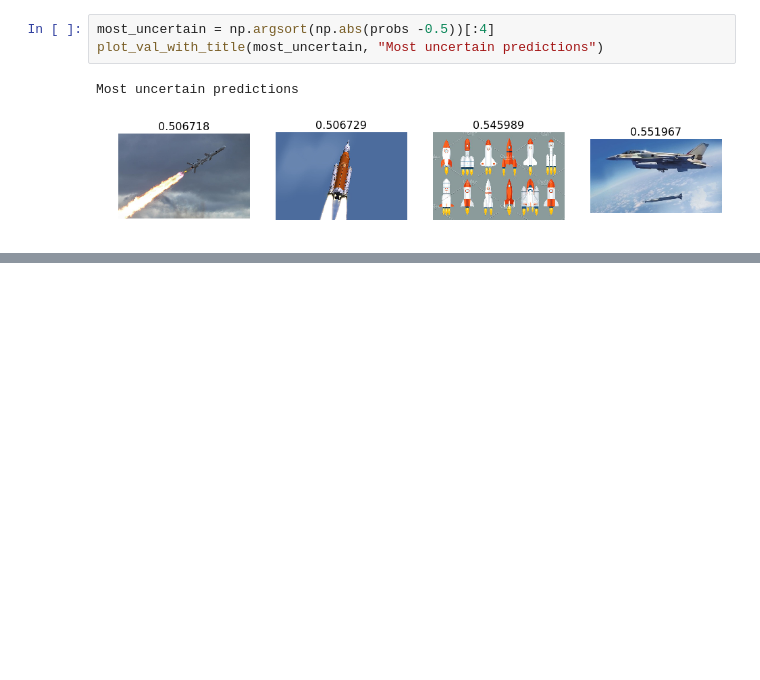
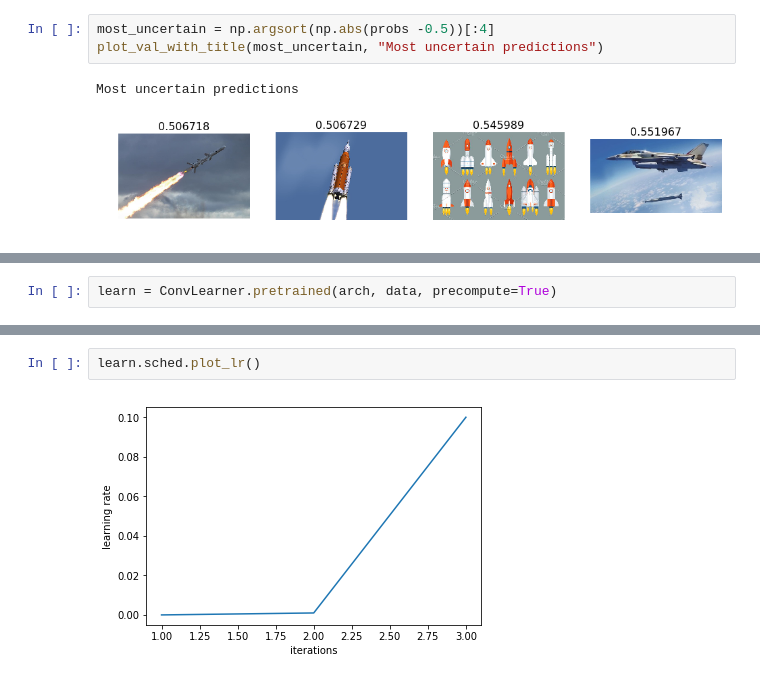
Before and after one commit to AmoDinho/fastai, a Jupyter notebook: courses/dl1/Missiles and Rockets.ipynb, the cells around one changed output, grey strips where cells are left out. Drawn from its saved outputs; the diff is of its cells as text; blank space fills up the shorter version.

```diff
--- a/courses/dl1/Missiles and Rockets.ipynb
+++ b/courses/dl1/Missiles and Rockets.ipynb
@@ -146,0 +151,2 @@ Most uncertain predictions
+# %%
+learn = ConvLearner.pretrained(arch, data, precompute=True)
@@ -146,0 +159,4 @@ Most uncertain predictions
+# %%
+learn.sched.plot_lr()
+# %% [output]
+[figure, added]
```
Also changed, not shown: parts of 42 cells of this notebook.
